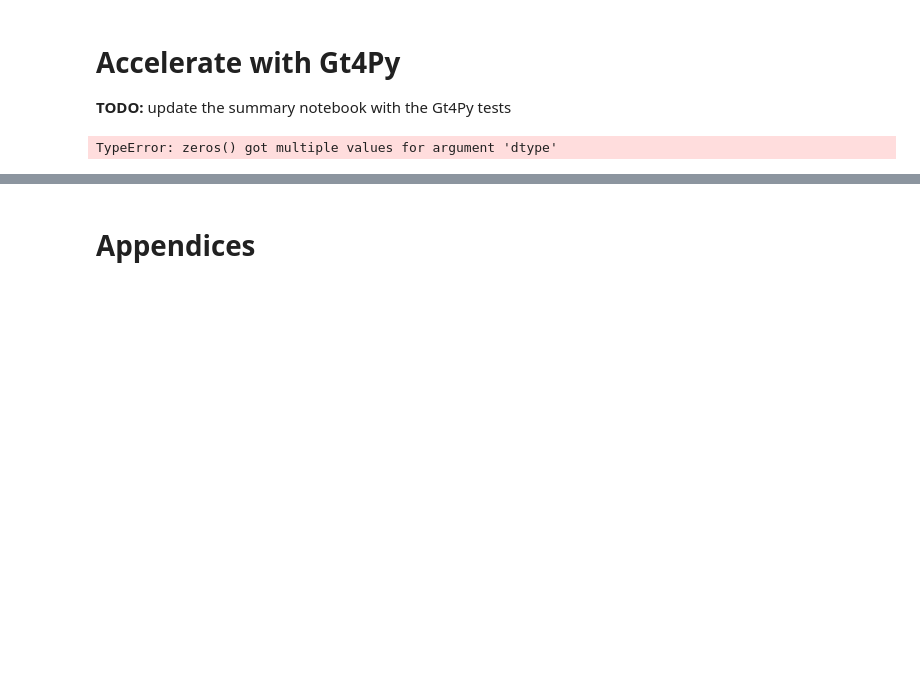
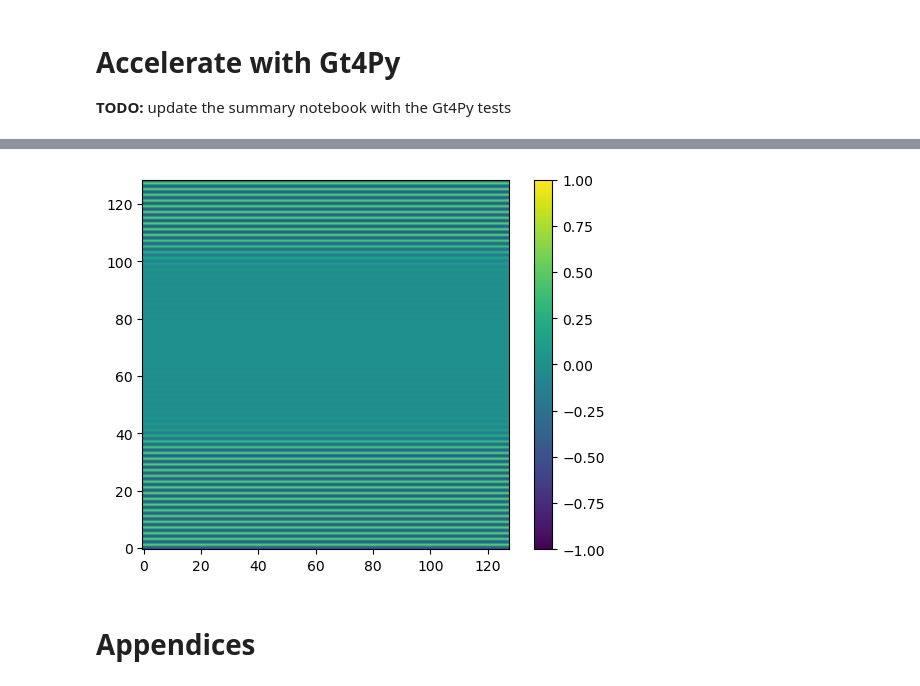
Before and after one commit to dymastery/HPC4WC, a Jupyter notebook: projects/2023/project12_highlevel_programming/lists_numpy_numba.ipynb, the cells around one changed output, grey strips where cells are left out. Cells and saved outputs as stored; diff of their text form; code cells hidden in the pictures; blank space fills up the shorter version.

```diff
--- a/projects/2023/project12_highlevel_programming/lists_numpy_numba.ipynb
+++ b/projects/2023/project12_highlevel_programming/lists_numpy_numba.ipynb
@@ -583,7 +578,6 @@ def performance_gt_1D_row(dtype="np.float64", backend="numpy", plot=False):
         # plot the output field
         plt.imshow(np.asarray(out_field[:, :, 0]), origin="lower", vmin=-1, vmax=1)
         plt.colorbar()
-# %%
-performance_gt_1D_row(dtype=float, backend="numpy", plot=True)
-# %% [output]
-TypeError: zeros() got multiple values for argument 'dtype'
+# %%
+performance_gt_1D_row(dtype=np.float64, backend="numpy", plot=True)
+# %% [output]
@@ -590,3 +585,4 @@ TypeError: zeros() got multiple values for argument 'dtype'
+[figure, added]
 # %% [markdown]
 # Appendices
 # %% [markdown]
```
Also changed, not shown: parts of 3 cells of this notebook, 1 other file.
